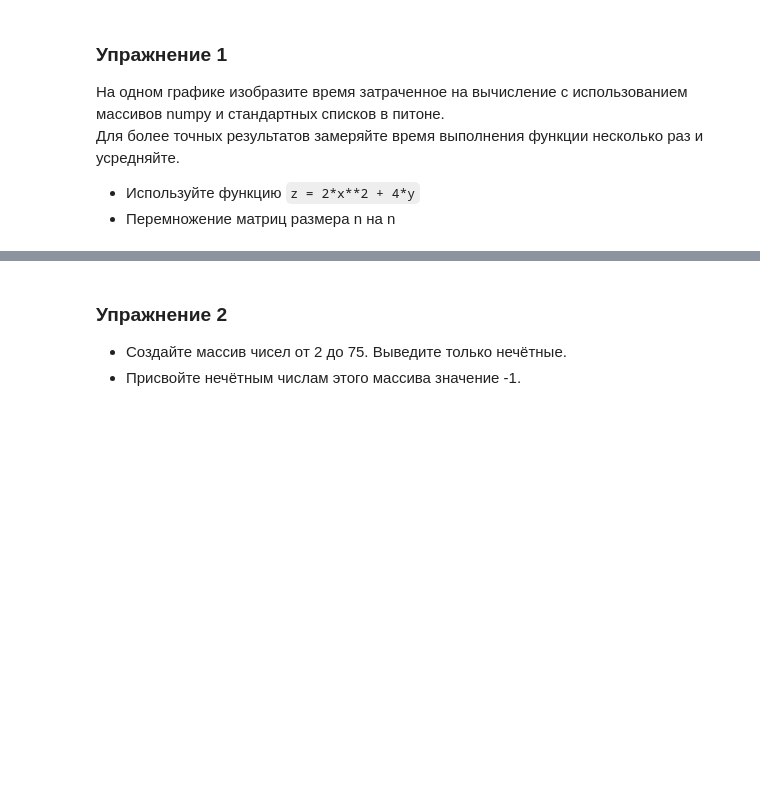
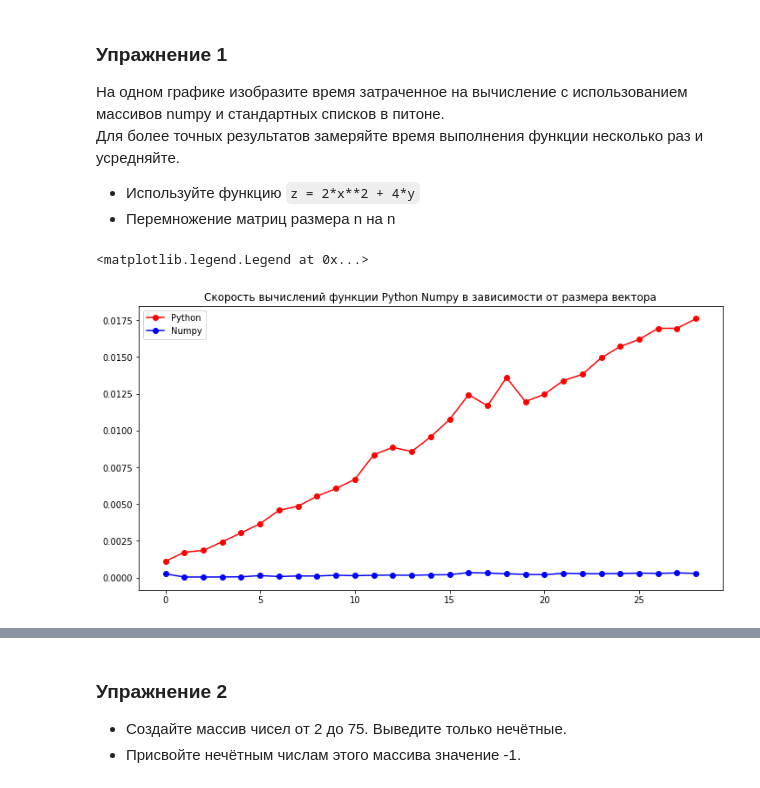
Before and after one commit to fedjkeee/HW_data_analysis, a Jupyter notebook: hw_numpy.ipynb, the cells around one changed output, grey strips where cells are left out. Cells and saved outputs as stored; diff of their text form; code cells hidden in the pictures; blank space fills up the shorter version.

```diff
--- a/hw_numpy.ipynb
+++ b/hw_numpy.ipynb
@@ -43,0 +44,9 @@ for i in range(0,20):
+# %%
+plt.figure(figsize=(12, 6))
+plt.plot(np.arange(0,len(python_time_av)), python_time_av, 'go-',color='red', label="Python")
+plt.plot(np.arange(0,len(numpy_time_av)), numpy_time_av, 'go-',color='blue',label ="Numpy")
+plt.title("Скорость вычислений функции Python Numpy в зависимости от размера вектора")
+plt.legend(loc='best')
+# %% [output]
+<matplotlib.legend.Legend at 0x...>
+[figure, added]
```
Also changed, not shown: parts of 24 cells of this notebook.
